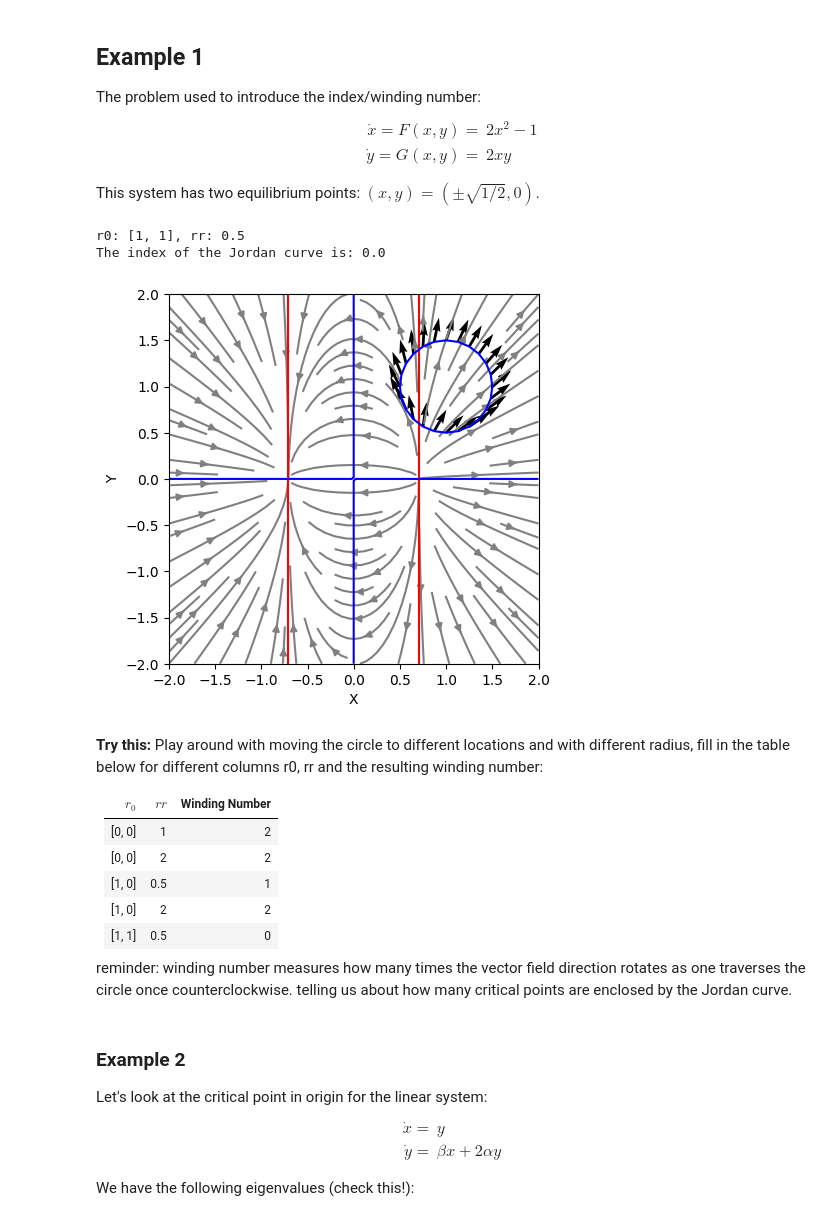
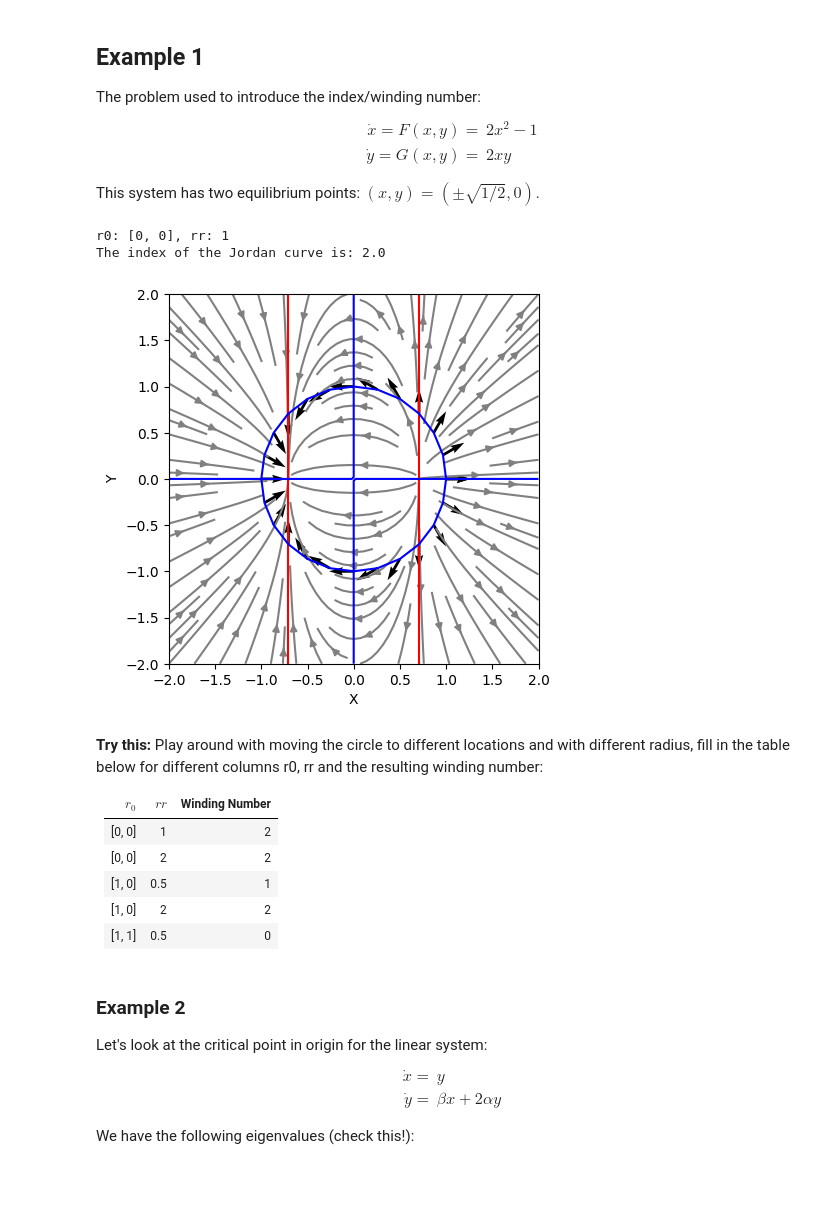
Before and after one commit to vladeviste/mat230, a Jupyter notebook: index_theory.ipynb, the cells around one changed output. Saved outputs shown, nothing was run; the diff lists cells and outputs as text; code cells hidden in the pictures; blank space fills up the shorter version.

```diff
--- a/index_theory.ipynb
+++ b/index_theory.ipynb
@@ -234,36 +234,33 @@ def ex1(t,xy,params=None):
     x,y= xy
     return [2*x**2-1,2*x*y]
 # %%
-r0=[1,1]  # the coordinates for the centre of the circle
-rr= 0.5  # the radius of the circle
+r0=[0,0]  # the coordinates for the centre of the circle
+rr= 1  # the radius of the circle
 fig, ax = plt.subplots(1, 1)
 ax.set_xlabel('X')
 ax.set_ylabel('Y')
 ax.set_aspect('equal')
 
 ax=plot_flow(ax,ex1,xrange=[-2,2],yrange=[-2,2],nullclines=True)
 ax=plot_jordan(ax,ex1,r0=r0, rr=rr, vectors=True,vector_scale=15)
 
 index = winding_number(ex1, r0, rr)
 print(f"r0: {r0}, rr: {rr}")
 print(f"The index of the Jordan curve is: {index}")
 # %% [output]
-r0: [1, 1], rr: 0.5
-The index of the Jordan curve is: 0.0
+r0: [0, 0], rr: 1
+The index of the Jordan curve is: 2.0
-[figure, old version]
+[figure, new version]
 # %% [markdown]
 **Try this:** Play around with moving the circle to different locations and with different radius, fill in the table below for different columns r0, rr and the resulting winding number:
 
 | $r_0$      | $rr$  | Winding Number |
 |:----------:|:-----:|:--------------:|
 | [0, 0]     | 1   |       2         |
-| [0, 0]     | 2  |        2        |
+| [0, 0]     | 2  |         2       |
 | [1, 0]     | 0.5   |      1          |
-| [1, 0]     | 2     |       2         |
+| [1, 0]     | 2     |        2        |
 | [1, 1]    | 0.5   |        0        |
-
-reminder: winding number measures how many times the vector field direction rotates as one traverses the circle once counterclockwise.
-telling us about how many critical points are enclosed by the Jordan curve.
 # %% [markdown]
 ### Example 2
 Let's look at the critical point in origin for the linear system:
```
Also changed, not shown: parts of 4 cells of this notebook.
